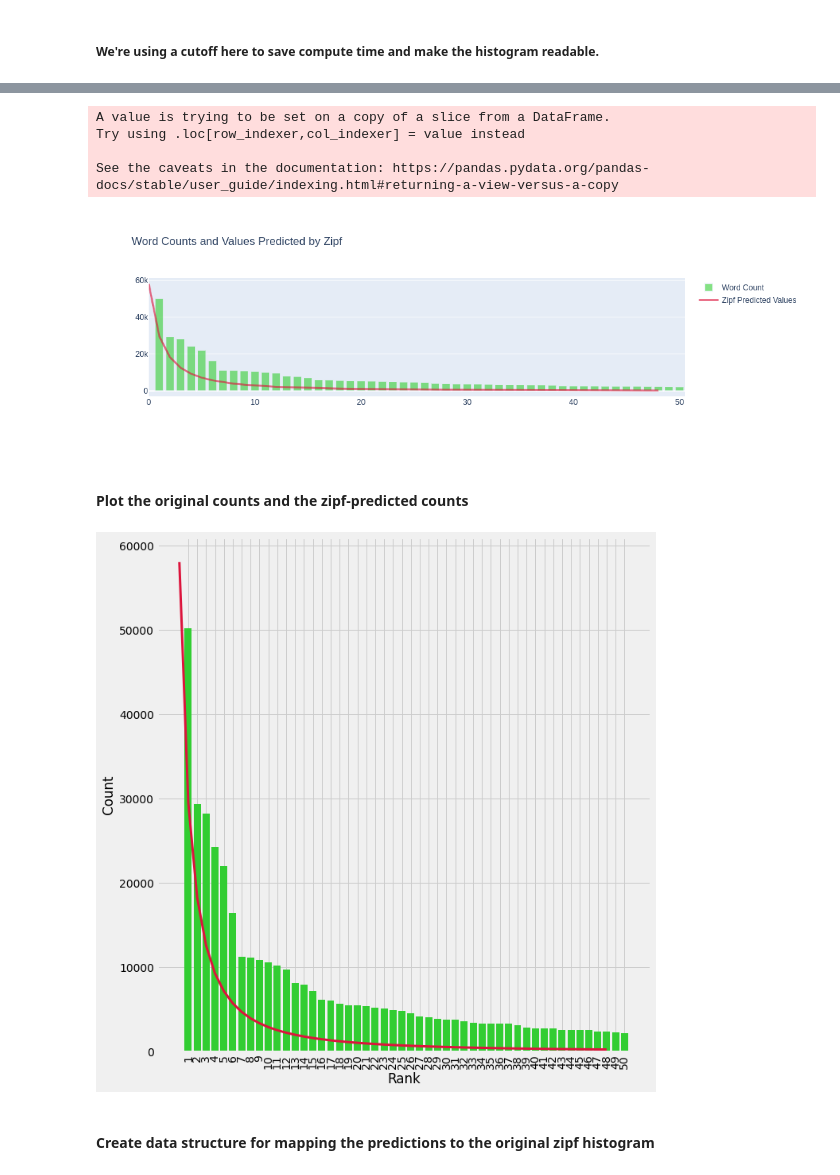
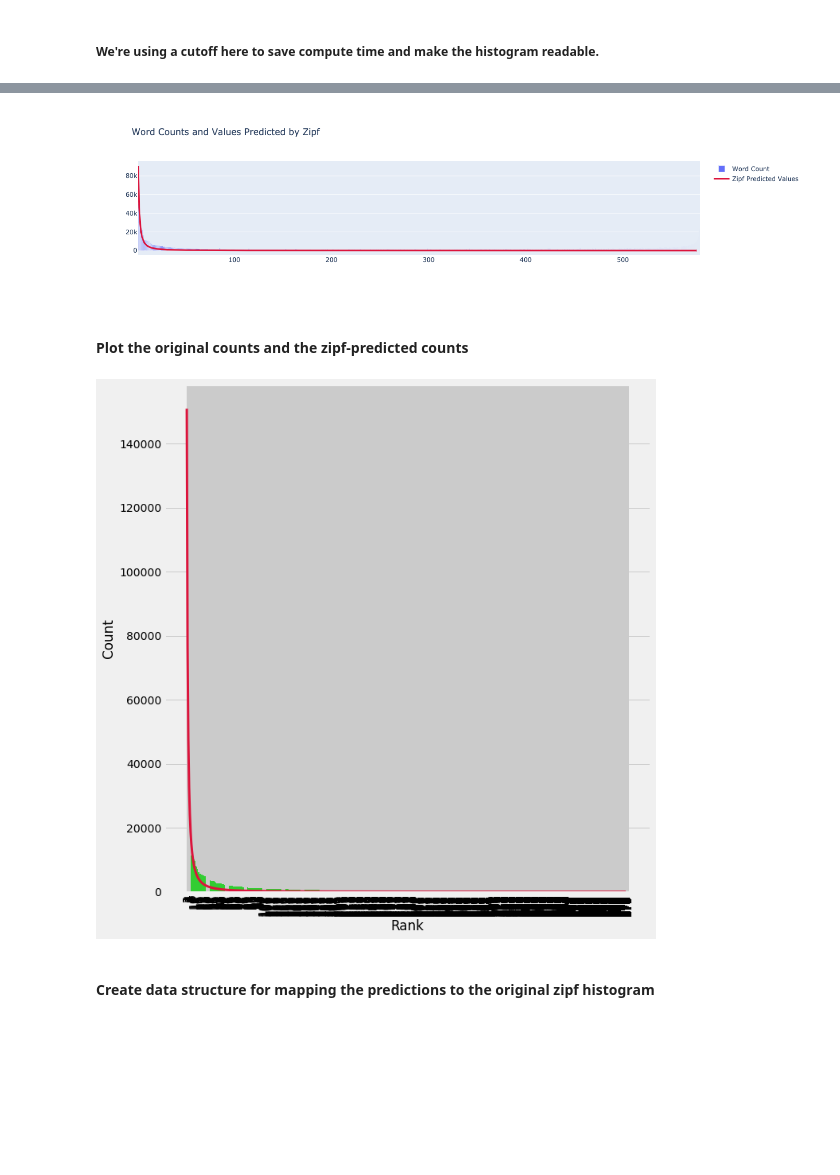
Before and after one commit to huggingface/data-measurements-tool, a Jupyter notebook: notebooks/Zipfs-Powerlaw.ipynb, the cells around one changed output, grey strips where cells are left out. Saved outputs shown, nothing was run; the diff lists cells and outputs as text; code cells hidden in the pictures; blank space fills up the shorter version.

```diff
--- a/notebooks/Zipfs-Powerlaw.ipynb
+++ b/notebooks/Zipfs-Powerlaw.ipynb
@@ -157,6 +159,7 @@ fit = powerlaw.Fit(observed_counts, fit_method="KS", discrete=True)
 # bins_edges = The edges of the bins of the probability density function.
 # The portion of the data that is within the bin. Length 1 less than bin_edges, as it corresponds to the spaces between them.
 # Returns the probability density function (normalized histogram) of the data.
+# This should probably be a pmf, not a pdf. But perhaps using discrete=True above helps.
 pdf_bin_edges, observed_pdf = fit.pdf(original_data=True, linear_bins=True)
 observed_pdf = np.flip(observed_pdf)
 pdf_bin_edges = np.flip(pdf_bin_edges)
@@ -170,17 +173,20 @@ predicted_log_likelihoods = theoretical_distribution.loglikelihoods
 predicted_pdf = theoretical_distribution.pdf()
 predicted_pdf = np.flip(predicted_pdf)
 alpha = theoretical_distribution.alpha
+# the optimal xmin *beyond which* the scaling regime of the power law fits best. (this means exclusive xmin, right?)
 xmin = theoretical_distribution.xmin
 distance = theoretical_distribution.KS()
 
-# We know the optimal xmin, but now let's set the prediction xmin to a lower value
-# so we can graph out more beyond the cutoff.
-# Note: Bring this up as a parameter that can be set.
-# fit.xmin = .001
+optimal_ranks = term_df[term_df['total']>=xmin]
+cutoff_rank = optimal_ranks['rank'][-1]
+# PMF denominators
+summed_total = sum(pd.unique(term_df[term_df['total']>xmin]['total']))
+summed_total = sum(pd.unique(term_df[term_df['total']>xmin]['total']))
 
 print("------------------------------------")
 print("Optimal Alpha:\t\t%.4f" % alpha)
 print("Optimal Frequency cut-off:\t%s" % xmin)
+print("Optimal Rank cut-off:\t%s" % cutoff_rank)
 print("Distance:\t\t%.4f" % distance)
 # Significance testing
 # Note: We may want to use bootstrapping (instead of the standard KS test p-value tables) to determine statistical significance
@@ -219,11 +226,9 @@ Woohoo!
 # %% [markdown]
 ##### We're using a cutoff here to save compute time and make the histogram readable.
 # %%
-cutoff = 50
-summed_total = sum(list(term_df['total'])[:cutoff])
-# Ignoring rank 0
-zipf_pmf = [zipf.pmf(p, alpha) * summed_total for p in range(1, cutoff + 1)][1:]
+# Summed total will give us the count values based on the pmf with the given xmin
+# Ignoring rank 0; going from Rank 1 to the cutoff rank based on xmin.
+zipf_pmf = [zipf.pmf(p, alpha) * summed_total for p in range(1, cutoff_rank)][1:]
 zipf_col = pd.DataFrame(zipf_pmf, columns = ['zipf_pmf'])
 term_df['zipf_pmf'] = zipf_pmf + [np.NaN] * (len(term_df) - len(zipf_pmf))
-print(term_df)
 # If we're using a cutoff, pad the column so it can still be added to the larger dataframe
@@ -245,38 +235,32 @@ incompatibilities      1  9.486586e-07   579           NaN
 # %%
-termplot=term_df[:cutoff]
-termplot['word'] = termplot.index
-wordlist=[]
-for w in termplot.groupby('rank'):
+term_plot = term_df[term_df['zipf_pmf']!=np.NaN]
+term_plot['word'] = term_plot.index
+wordlist = []
+for w in term_plot.groupby('rank'):
     wordlist.append((w[1]['word'][0]))
-# %% [output]
-A value is trying to be set on a copy of a slice from a DataFrame.
-Try using .loc[row_indexer,col_indexer] = value instead
-
-See the caveats in the documentation: https://pandas.pydata.org/pandas-docs/stable/user_guide/indexing.html#returning-a-view-versus-a-copy
 # %%
-x =  termplot['rank']
-y = termplot['total']
+x =  term_plot['rank']
+y = term_plot['total']
 
 # Use the hovertext kw argument for hover text
 fig = go.Figure(data=[go.Bar(x=x, y=y,
             hovertext=wordlist, name = "Word Count")])
 
-fig.add_trace(go.Scatter(x =list(range(len(zipf_pmf))), y= zipf_pmf, line= plotly.graph_objs.scatter.Line(color='crimson', width=3), name='Zipf Predicted Values'))
+fig.add_trace(go.Scatter(x =list(range(1,len(zipf_pmf)+1)), y= zipf_pmf, line= plotly.graph_objs.scatter.Line(color='crimson', width=3), name='Zipf Predicted Values'))
 # Customize aspect
-fig.update_traces(marker_color='limegreen',
-                  marker_line_width=1.5, opacity=0.6)
+#fig.update_traces(marker_color='limegreen',
+#                  marker_line_width=1.5, opacity=0.6)
 fig.update_layout(title_text='Word Counts and Values Predicted by Zipf')
 fig.show()
 # %% [output]
-[figure, old version]
+[figure, new version]
 # %% [markdown]
 #### Plot the original counts and the zipf-predicted counts
 # %%
-import matplotlib.pyplot as plt
 from scipy.stats import zipf
 
-totals = term_df['total'][:cutoff]
-ranks = list(term_df['rank'])[:cutoff]
+totals = term_plot['total']
+ranks = list(term_plot['rank'])
 lst = list(zip(totals,ranks))
 fig = plt.figure(figsize=(10,10))
 
@@ -284,14 +268,15 @@ plt.bar(ranks, totals, color='limegreen')
 #alpha = 1.37065874
 #summed_total = sum([p for p, c in lst])
 #zipf_y = [zipf.pmf(p, alpha) * summed_total for p in range(1, len(lst) + 1)]
-plt.plot(range(len(zipf_pmf)), zipf_pmf, color='crimson', lw=3)
+# Adding 1 bc we're moving from list index to Rank, which starts at 1 (not 0).
+plt.plot(range(1,len(zipf_pmf)+1), zipf_pmf, color='crimson', lw=3)
 plt.ylabel("Count")
 plt.xlabel("Rank")
 plt.xticks(ranks,ranks,rotation='vertical')
 plt.tight_layout()
 plt.show()
 # %% [output]
-[figure, old version]
+[figure, new version]
 # %% [markdown]
 #### Create data structure for mapping the predictions to the original zipf histogram
 # %% [markdown]
```
Also changed, not shown: parts of 8 cells of this notebook.
